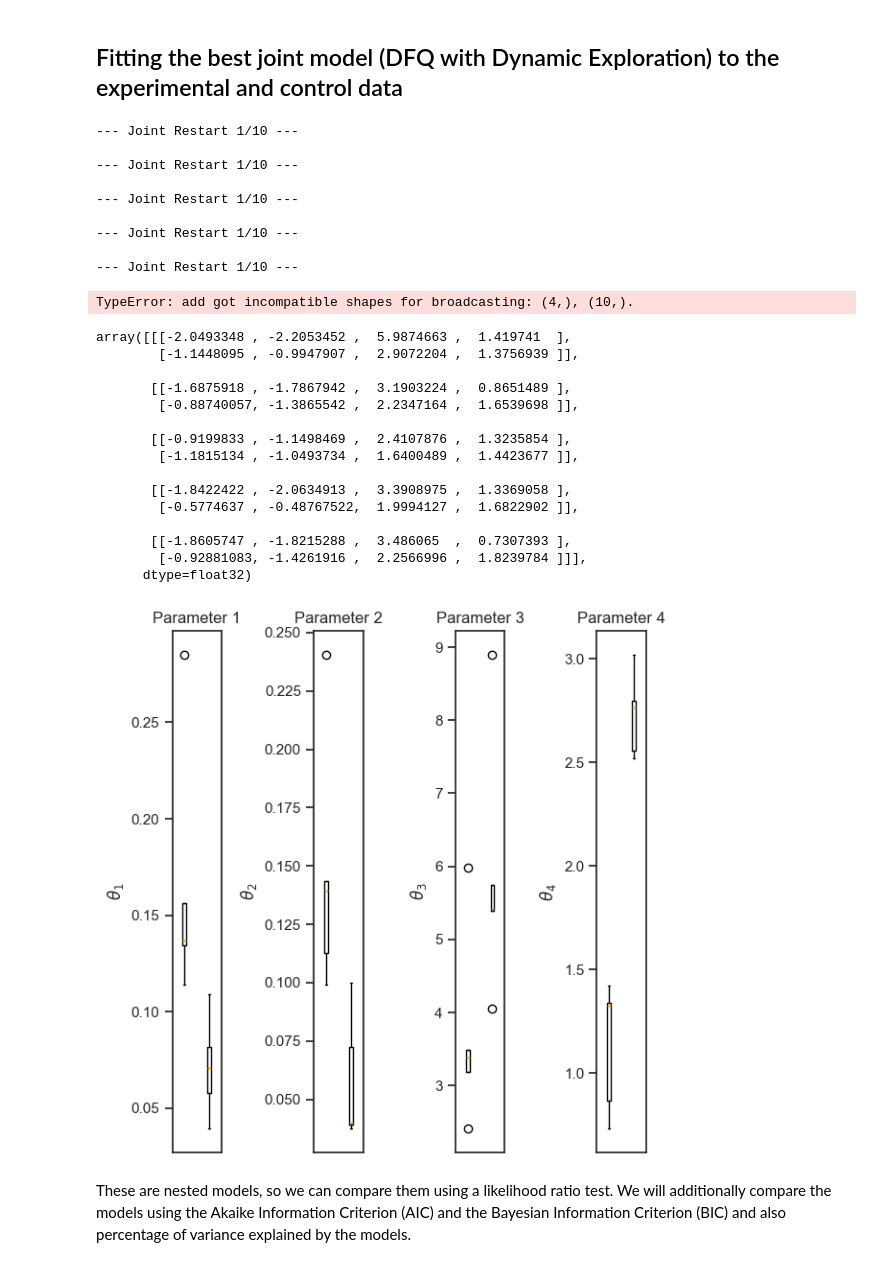
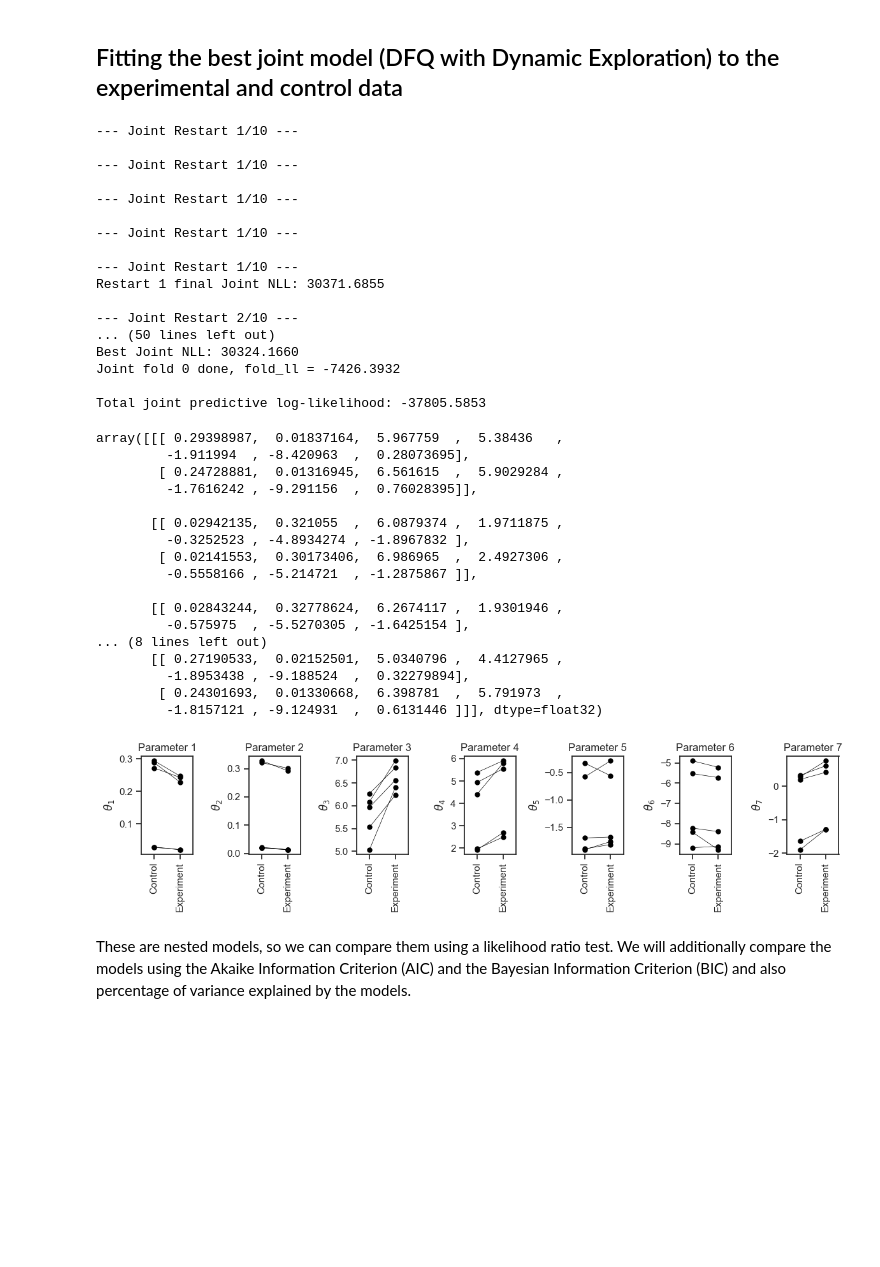
Before and after one commit to neurorishika/flYJAX, a Jupyter notebook: analysis/notebooks/smp108-silencing/rl_model.ipynb, the cells around one changed output. Saved outputs shown, nothing was run; the diff lists cells and outputs as text; code cells hidden in the pictures; blank space fills up the shorter version.

```diff
--- a/analysis/notebooks/smp108-silencing/rl_model.ipynb
+++ b/analysis/notebooks/smp108-silencing/rl_model.ipynb
@@ -64,6 +64,7 @@ total_pred_ll, per_experiment_ll, params = parallel_k_fold_cross_validation_trai
     experiments_control=controls,
     experiments_treatment=experiments,
     k=5,
+    n_params=7,
     init_theta_sampler=init_theta_sampler,
     init_delta_sampler=init_delta_sampler,
     agent=dfq_agent_with_dynamic_exploration,
@@ -94,7 +95,14 @@ with open(results_file, 'wb') as f:
 --- Joint Restart 1/10 ---
 
 --- Joint Restart 1/10 ---
+Restart 1 final Joint NLL: 30371.6855
+
+--- Joint Restart 2/10 ---
+... (50 lines left out)
+Best Joint NLL: 30324.1660
+Joint fold 0 done, fold_ll = -7426.3932
+
+Total joint predictive log-likelihood: -37805.5853
-TypeError: add got incompatible shapes for broadcasting: (4,), (10,).
 # %%
 # load the results
 results_file = os.path.join(processed_folder, 'dfq_dynamic_exploration_results.pkl')
@@ -110,33 +118,36 @@ params[:, :, :2] = 1 / (1 + np.exp(-params[:, :, :2]))
 # %%
 params
 # %% [output]
-array([[[-2.0493348 , -2.2053452 ,  5.9874663 ,  1.419741  ],
-        [-1.1448095 , -0.9947907 ,  2.9072204 ,  1.3756939 ]],
+array([[[ 0.29398987,  0.01837164,  5.967759  ,  5.38436   ,
+         -1.911994  , -8.420963  ,  0.28073695],
+        [ 0.24728881,  0.01316945,  6.561615  ,  5.9029284 ,
+         -1.7616242 , -9.291156  ,  0.76028395]],
 
-       [[-1.6875918 , -1.7867942 ,  3.1903224 ,  0.8651489 ],
-        [-0.88740057, -1.3865542 ,  2.2347164 ,  1.6539698 ]],
+       [[ 0.02942135,  0.321055  ,  6.0879374 ,  1.9711875 ,
+         -0.3252523 , -4.8934274 , -1.8967832 ],
+        [ 0.02141553,  0.30173406,  6.986965  ,  2.4927306 ,
+         -0.5558166 , -5.214721  , -1.2875867 ]],
 
-       [[-0.9199833 , -1.1498469 ,  2.4107876 ,  1.3235854 ],
-        [-1.1815134 , -1.0493734 ,  1.6400489 ,  1.4423677 ]],
-
-       [[-1.8422422 , -2.0634913 ,  3.3908975 ,  1.3369058 ],
-        [-0.5774637 , -0.48767522,  1.9994127 ,  1.6822902 ]],
-
-       [[-1.8605747 , -1.8215288 ,  3.486065  ,  0.7307393 ],
-        [-0.92881083, -1.4261916 ,  2.2566996 ,  1.8239784 ]]],
-      dtype=float32)
+       [[ 0.02843244,  0.32778624,  6.2674117 ,  1.9301946 ,
+         -0.575975  , -5.5270305 , -1.6425154 ],
+... (8 lines left out)
+       [[ 0.27190533,  0.02152501,  5.0340796 ,  4.4127965 ,
+         -1.8953438 , -9.188524  ,  0.32279894],
+        [ 0.24301693,  0.01330668,  6.398781  ,  5.791973  ,
+         -1.8157121 , -9.124931  ,  0.6131446 ]]], dtype=float32)
 # %%
 # plot the parameters
-fig, axes = plt.subplots(1, 4, figsize=(6, 6), sharex=True)
-for i in range(4):
-    axes[i].boxplot(params[:, : ,i])
+fig, axes = plt.subplots(1, 7, figsize=(12, 3), sharex=True)
+for i in range(7):
+    axes[i].plot(params[:, :, i].T, color='black', lw=0.5, marker='o', markersize=5)
     axes[i].set_ylabel(f'$\\theta_{i+1}$')
-    axes[i].set_xticks([])
+    axes[i].set_xticks([0,1], ['Control', 'Experiment'], rotation=90)
+    axes[i].set_xlim(-0.5, 1.5)
     axes[i].set_title(f'Parameter {i+1}')
 plt.tight_layout()
 plt.show()
 # %% [output]
-[figure, old version]
+[figure, new version]
 # %% [markdown]
 These are nested models, so we can compare them using a likelihood ratio test. We will additionally compare the models using the Akaike Information Criterion (AIC) and the Bayesian Information Criterion (BIC) and also percentage of variance explained by the models.
 # %%
```
Also changed, not shown: 8 other files.
